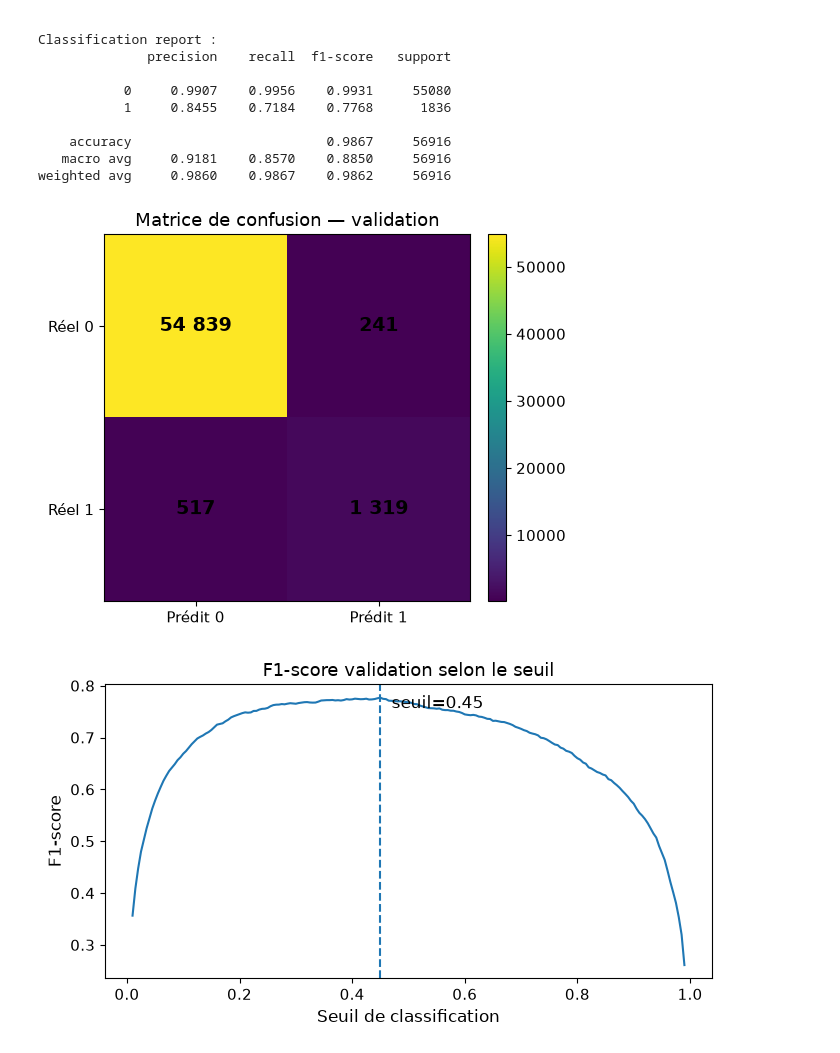
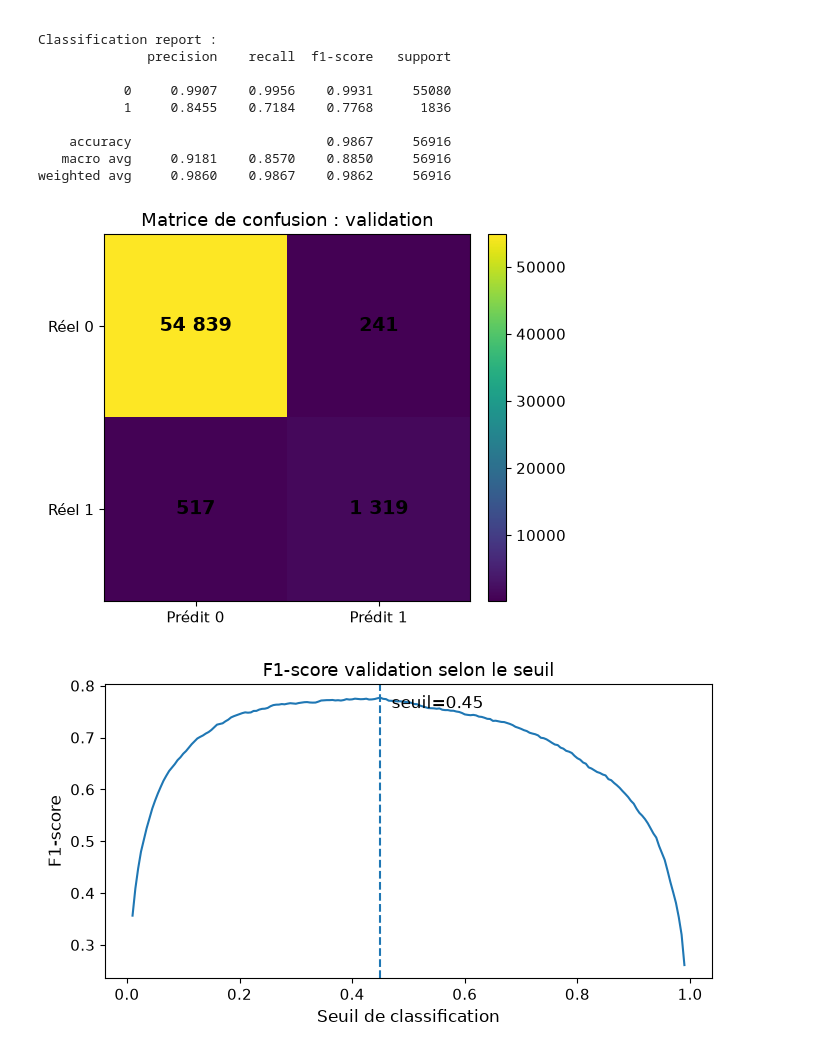
Before and after one commit to KinSushi/jedha-rncp35288-portfolio, a Jupyter notebook: bloc_3_machine_learning/2_Conversion/Conversion_Rate_Bloc3_CDSD_v2.ipynb, the cells around one changed output. Cells and saved outputs as stored; diff of their text form; code cells hidden in the pictures.

```diff
--- a/bloc_3_machine_learning/2_Conversion/Conversion_Rate_Bloc3_CDSD_v2.ipynb
+++ b/bloc_3_machine_learning/2_Conversion/Conversion_Rate_Bloc3_CDSD_v2.ipynb
@@ -998,35 +998,35 @@ weighted avg     0.9860    0.9867    0.9862     56916
 # ============================================================
 # 7.2 Matrice de confusion
 # ============================================================
 
 fig, ax = plt.subplots(figsize=(5.5, 4.5))
 im = ax.imshow(cm)
 ax.set_xticks([0, 1])
 ax.set_yticks([0, 1])
 ax.set_xticklabels(["Prédit 0", "Prédit 1"])
 ax.set_yticklabels(["Réel 0", "Réel 1"])
-ax.set_title("Matrice de confusion — validation")
+ax.set_title("Matrice de confusion : validation")
 
 # Annotation des quatre cases pour que le graphique soit lisible en présentation.
 for i in range(2):
     for j in range(2):
         ax.text(
             j,
             i,
             f"{cm[i, j]:,}".replace(",", " "),
             ha="center",
             va="center",
             fontsize=14,
             fontweight="bold",
         )
 
 fig.colorbar(im, ax=ax, fraction=0.046, pad=0.04)
 fig.tight_layout()
 fig.savefig(OUTPUT_DIR / "confusion_matrix.png", dpi=160, bbox_inches="tight")
 plt.show()
 plt.close(fig)
 # %% [output]
-[figure, old version]
+[figure, new version]
 # %%
 # ============================================================
 # 7.3 Courbe F1 selon le seuil
```
Also changed, not shown: parts of 11 cells of this notebook, 33 other files.
